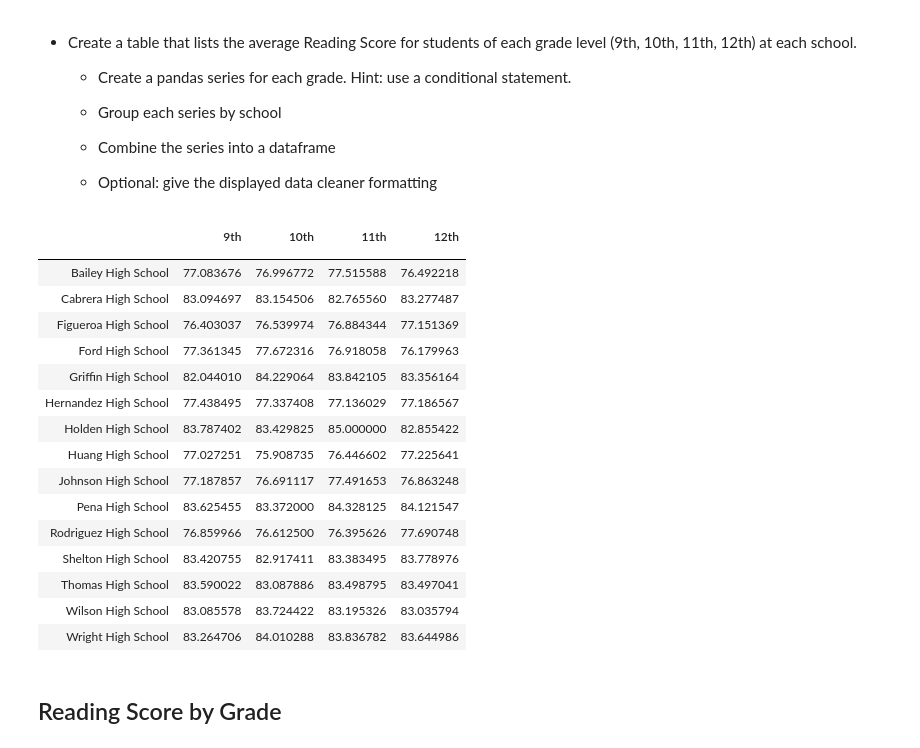
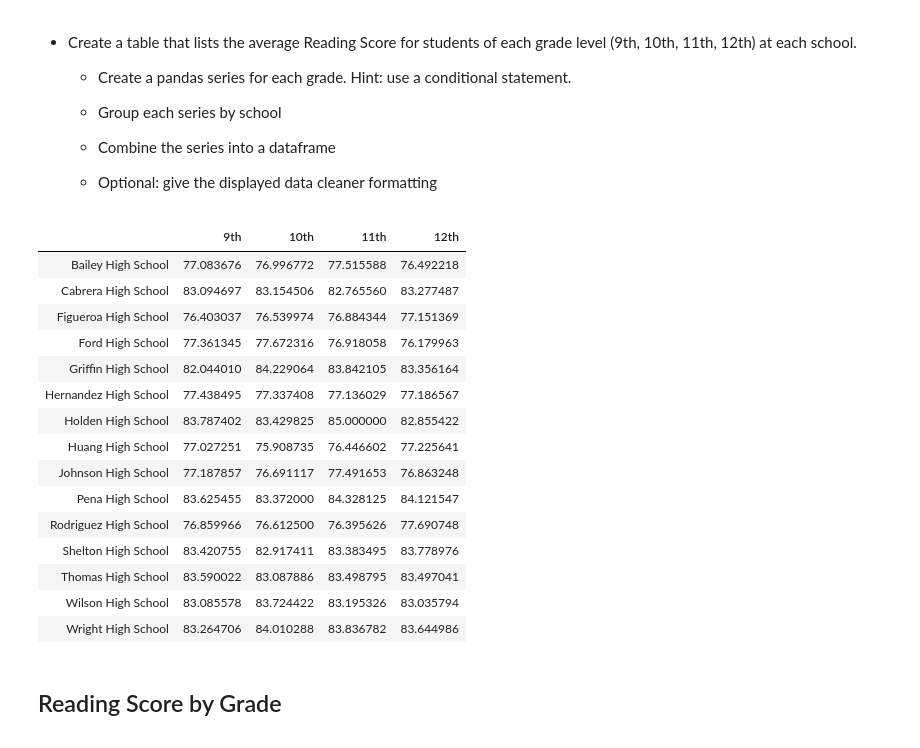
Before and after one commit to carlykelly/Pandas, a Jupyter notebook: PyCitySchools/PyCitySchools_CFK.ipynb, the cells around one changed output. Saved outputs shown, nothing was run; the diff lists cells and outputs as text; code cells hidden in the pictures.

```diff
--- a/PyCitySchools/PyCitySchools_CFK.ipynb
+++ b/PyCitySchools/PyCitySchools_CFK.ipynb
@@ -185,33 +185,24 @@ bottom_schools.head()
 # %%
 #seperate series per grade
 grade_nine = school_data_complete.loc[school_data_complete['grade'] == '9th']
 grade_ten = school_data_complete.loc[school_data_complete['grade'] == '10th']
 grade_eleven = school_data_complete.loc[school_data_complete['grade'] == '11th']
 grade_twelve = school_data_complete.loc[school_data_complete['grade'] == '12th']
-# grouping by school and getting average
-grade_nine_group = grade_nine.groupby("school_name")
-grade_ten_group = grade_ten.groupby("school_name")
-grade_eleven_group = grade_eleven.groupby("school_name")
-grade_twelve_group = grade_twelve.groupby("school_name")
-avg_nine = grade_nine_group.mean()
-avg_ten = grade_ten_group.mean()
-avg_eleven = grade_eleven_group.mean()
-avg_twelve = grade_twelve_group.mean()
+#Finding average per grade
+math_nine = grade_nine.groupby("school_name").mean()['math_score']
+math_ten = grade_ten.groupby("school_name").mean()['math_score']
+math_eleven = grade_eleven.groupby("school_name").mean()['math_score']
+math_twelve = grade_twelve.groupby("school_name").mean()['math_score']
 #making each grade average a series
-math_nine = avg_nine['math_score']
-math_ten = avg_ten['math_score']
-math_eleven = avg_eleven['math_score']
-math_twelve = avg_twelve['math_score']
 average_math = pd.merge(math_nine, math_ten, on = 'school_name')
 average_math = average_math.rename(columns = {"math_score_x": "9th", "math_score_y": "10th"})
 average_math = pd.merge(average_math, math_eleven, on = 'school_name')
 average_math = pd.merge(average_math, math_twelve, on = 'school_name')
 average_math = average_math.rename(columns = {"math_score_x": "11th", "math_score_y": "12th"})
-average_math.index.name = ''
+average_math.index.name =None
 average_math
 # %% [output]
 |  | 9th | 10th | 11th | 12th |
-|  |  |  |  |  |
 | Bailey High School | 77.083676 | 76.996772 | 77.515588 | 76.492218 |
 | Cabrera High School | 83.094697 | 83.154506 | 82.765560 | 83.277487 |
 | Figueroa High School | 76.403037 | 76.539974 | 76.884344 | 77.151369 |
```
Also changed, not shown: parts of 1 cell of this notebook, 5 other files.
